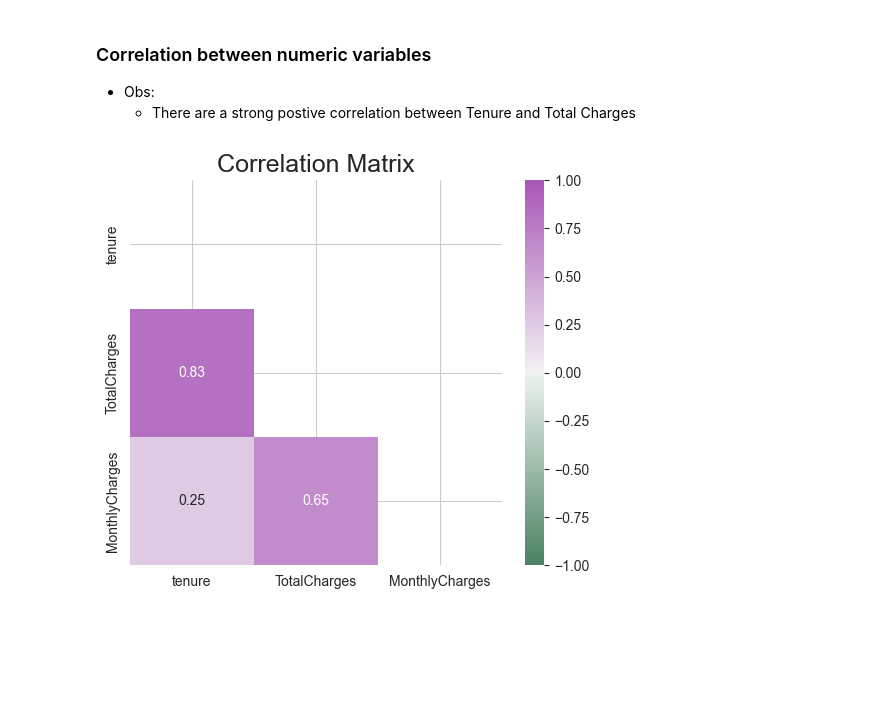
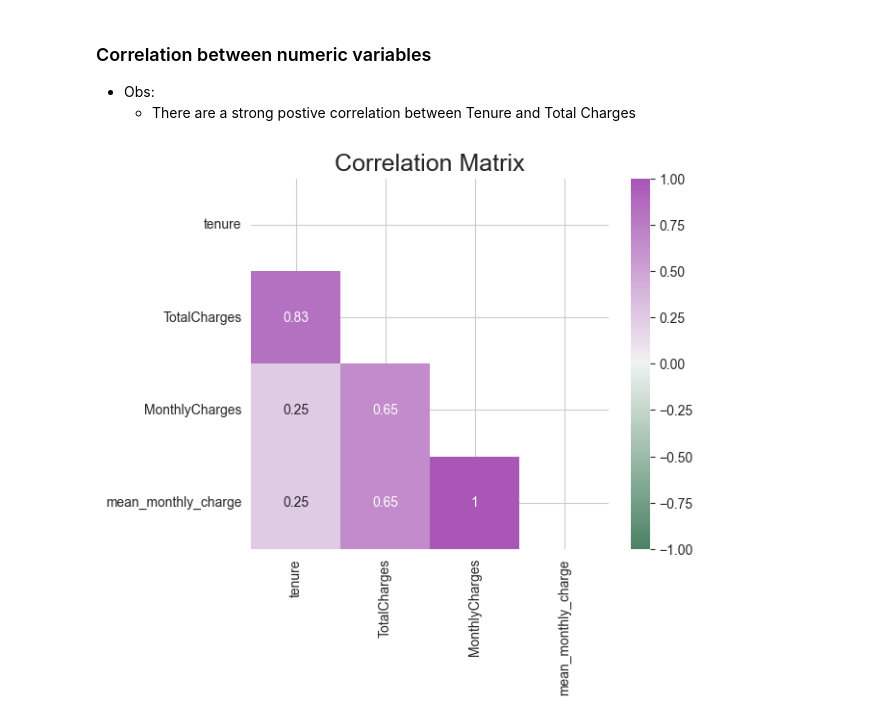
Before and after one commit to Gbrlmoraes/telecom_churn_prediction, a Jupyter notebook: notebooks/exploratory_data_analysis.ipynb, the cells around one changed output. Saved outputs shown, nothing was run; the diff lists cells and outputs as text; code cells hidden in the pictures; blank space fills up the shorter version.

```diff
--- a/notebooks/exploratory_data_analysis.ipynb
+++ b/notebooks/exploratory_data_analysis.ipynb
@@ -513,0 +532,2 @@ plt.show()
+# %%
+df['mean_monthly_charge'] = df['TotalCharges'] / df['tenure']
@@ -540,8 +569,8 @@ def correlation_matrix(correlation_matrix, ax = None, vmin = -1, vmax = 1):
 # %%
 plt.figure(figsize = (6, 5))
 plt.title('Correlation Matrix', fontsize = 18)
 correlation_matrix(
-    df[['tenure', 'TotalCharges', 'MonthlyCharges']].corr()
+    df[['tenure', 'TotalCharges', 'MonthlyCharges', 'mean_monthly_charge']].corr()
 )
 # %% [output]
-[figure, old version]
+[figure, new version]
```
Also changed, not shown: parts of 3 cells of this notebook.
